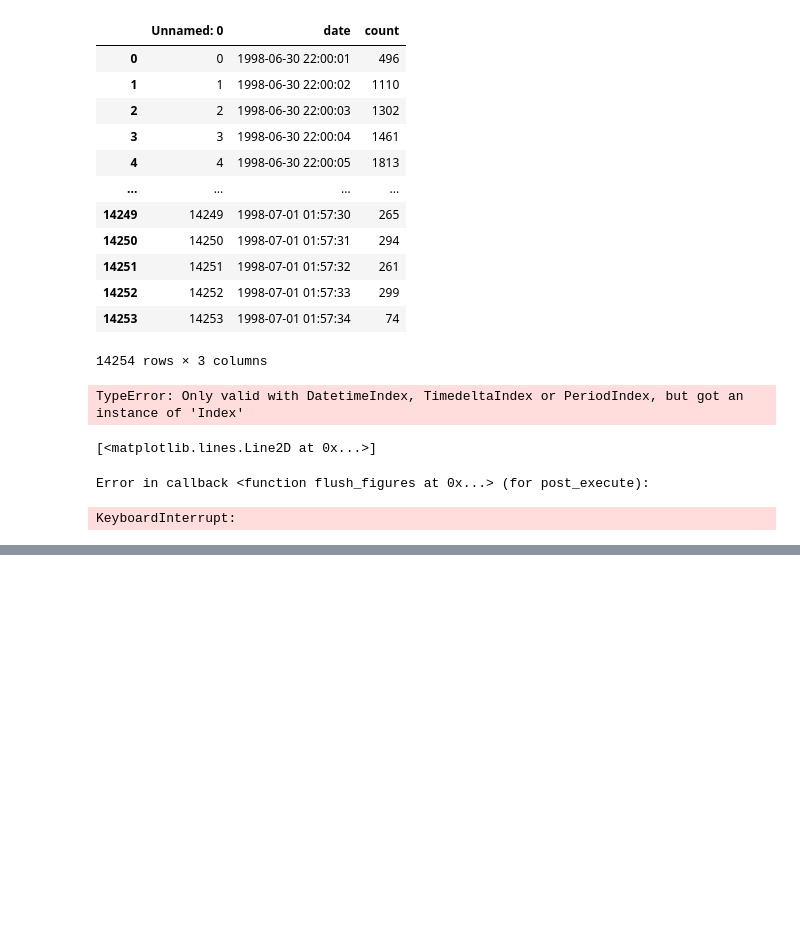
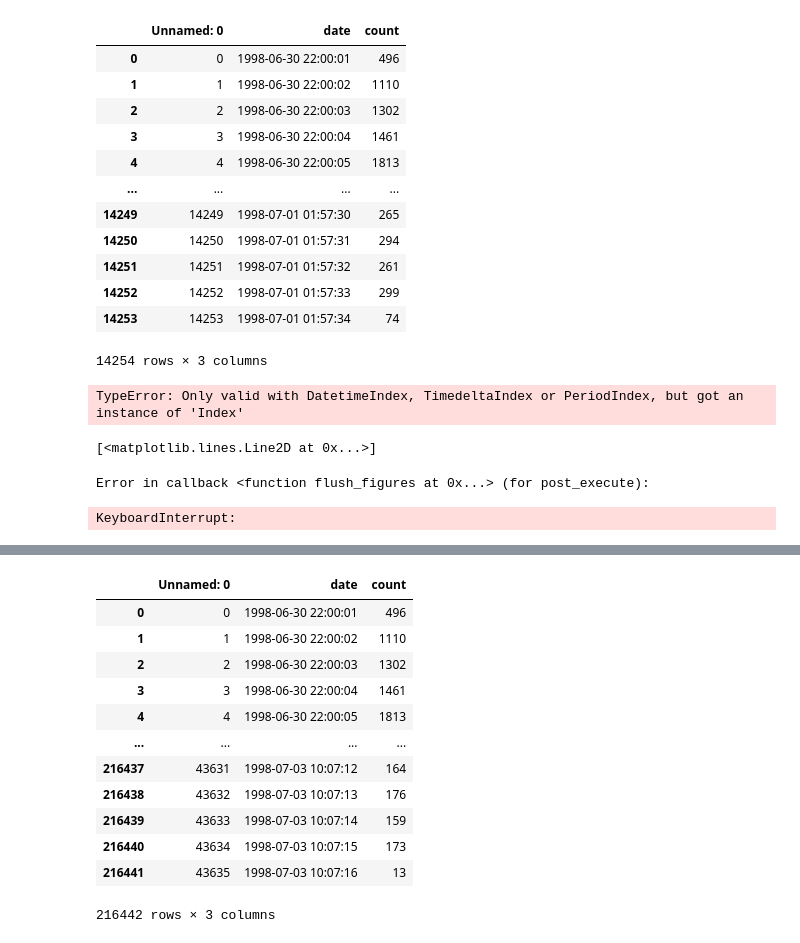
Before and after one commit to nnao45/jaist-my-jupyter, a Jupyter notebook: notebook/worldcap/test01.ipynb, the cells around one changed output, grey strips where cells are left out. Saved outputs shown, nothing was run; the diff lists cells and outputs as text; code cells hidden in the pictures; blank space fills up the shorter version.

```diff
--- a/notebook/worldcap/test01.ipynb
+++ b/notebook/worldcap/test01.ipynb
@@ -112,0 +217,16 @@ with open(f"{os.getcwd()}/wc_day67_2.log", mode='r', encoding="utf8", errors='ig
+# %%
+df_SS
+# %% [output]
+|  | Unnamed: 0 | date | count |
+| 0 | 0 | 1998-06-30 22:00:01 | 496 |
+| 1 | 1 | 1998-06-30 22:00:02 | 1110 |
+| 2 | 2 | 1998-06-30 22:00:03 | 1302 |
+| 3 | 3 | 1998-06-30 22:00:04 | 1461 |
+| 4 | 4 | 1998-06-30 22:00:05 | 1813 |
+| ... | ... | ... | ... |
+| 216437 | 43631 | 1998-07-03 10:07:12 | 164 |
+| 216438 | 43632 | 1998-07-03 10:07:13 | 176 |
+| 216439 | 43633 | 1998-07-03 10:07:14 | 159 |
+| 216440 | 43634 | 1998-07-03 10:07:15 | 173 |
+| 216441 | 43635 | 1998-07-03 10:07:16 | 13 |
+216442 rows × 3 columns
```
Also changed, not shown: parts of 20 cells of this notebook, 9 other files.
